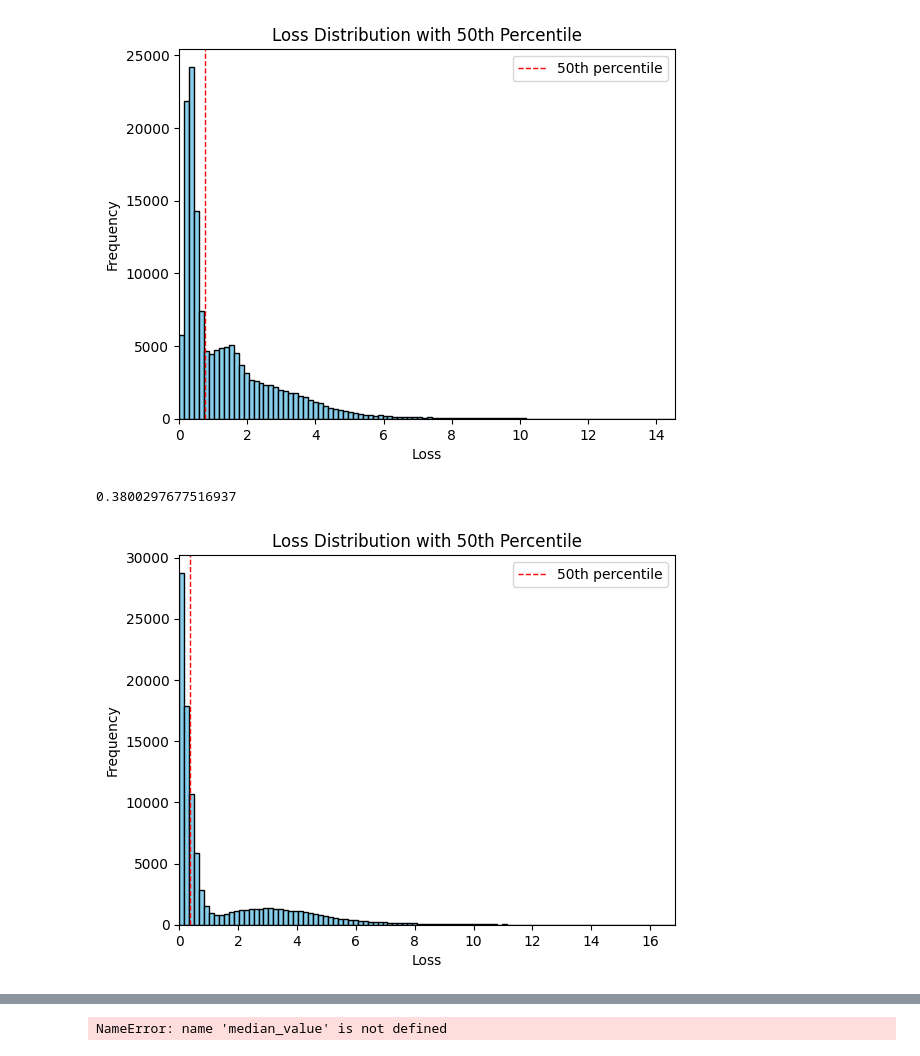
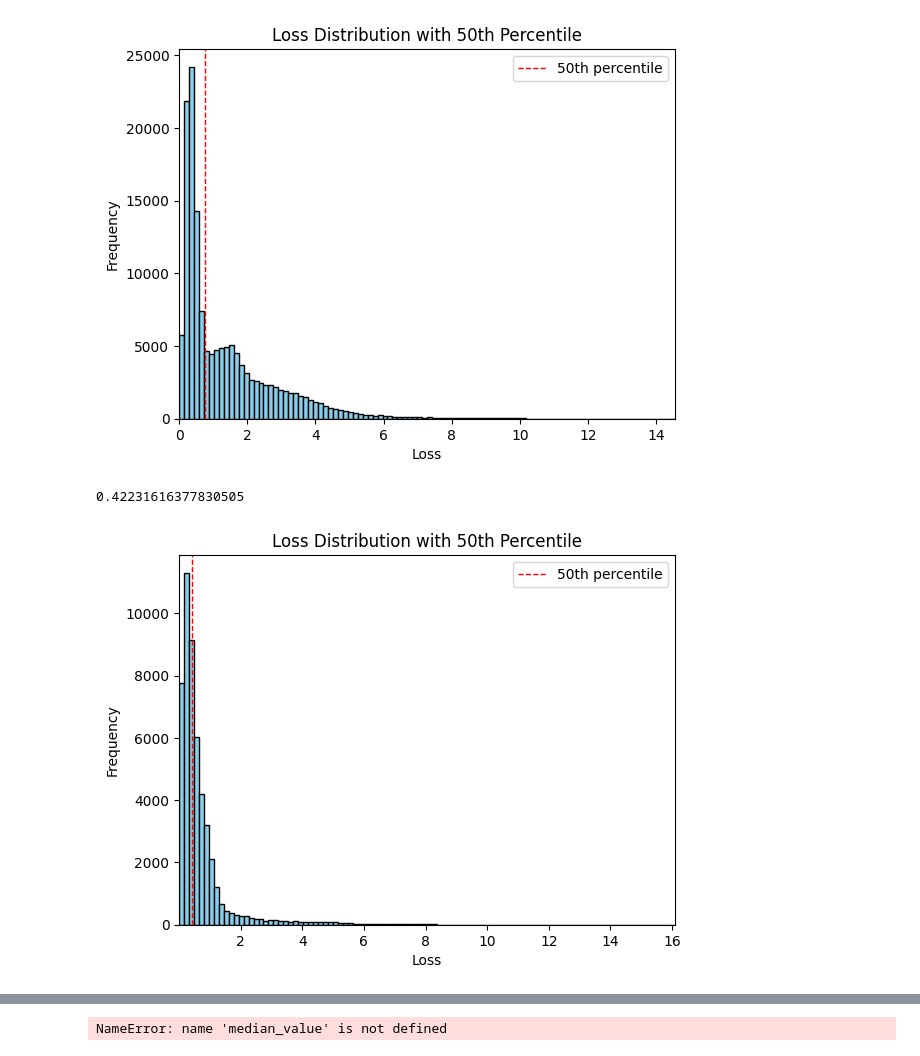
Before and after one commit to sjoshi804/llava-fork, a Jupyter notebook: scratch.ipynb, the cells around one changed output, grey strips where cells are left out. Cells and saved outputs as stored; diff of their text form; code cells hidden in the pictures.

```diff
--- a/scratch.ipynb
+++ b/scratch.ipynb
@@ -650,28 +651,28 @@ plt.show()
 # %%
 import matplotlib.pyplot as plt
 import numpy as np
 
-loss = load_and_concat_tensors("loss_stats", "ai2d").numpy()
+loss = load_and_concat_tensors("loss_stats", "spatial_map").numpy()
 loss = np.nan_to_num(loss, nan=0.0)
 # Calculate the 50th percentile (median) value
 median_value = np.percentile(loss, 50)
 print(median_value)
 
 # Plot histogram of 'loss' with 100 bins
 plt.hist(loss, bins=100, color='skyblue', edgecolor='black')
 plt.axvline(median_value, color='r', linestyle='dashed', linewidth=1, label='50th percentile')
 
 # Set x-limits to ensure the median line is visible
 plt.xlim([min(loss), max(loss)])
 
 plt.legend()
 plt.xlabel('Loss')
 plt.ylabel('Frequency')
 plt.title('Loss Distribution with 50th Percentile')
 plt.show()
 # %% [output]
-0.3800297677516937
+0.42231616377830505
-[figure, old version]
+[figure, new version]
 # %%
 import matplotlib.pyplot as plt
 import numpy as np
```
Also changed, not shown: parts of 12 cells of this notebook, 6 other files.
